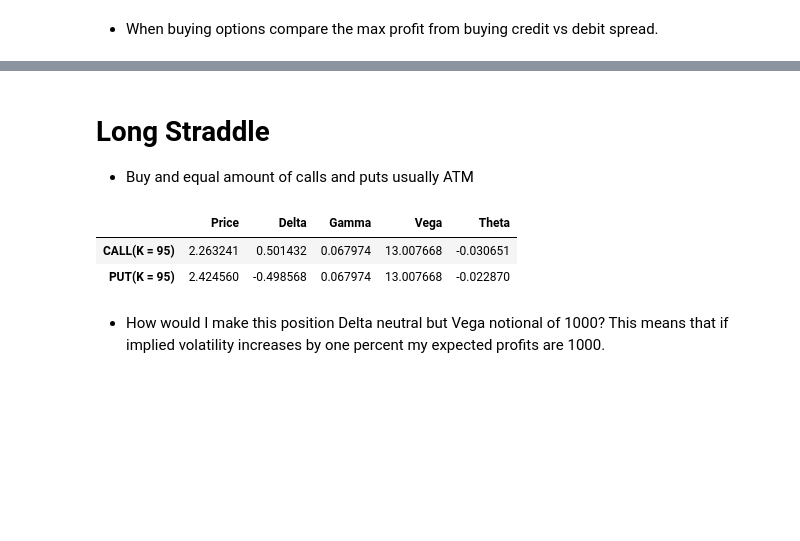
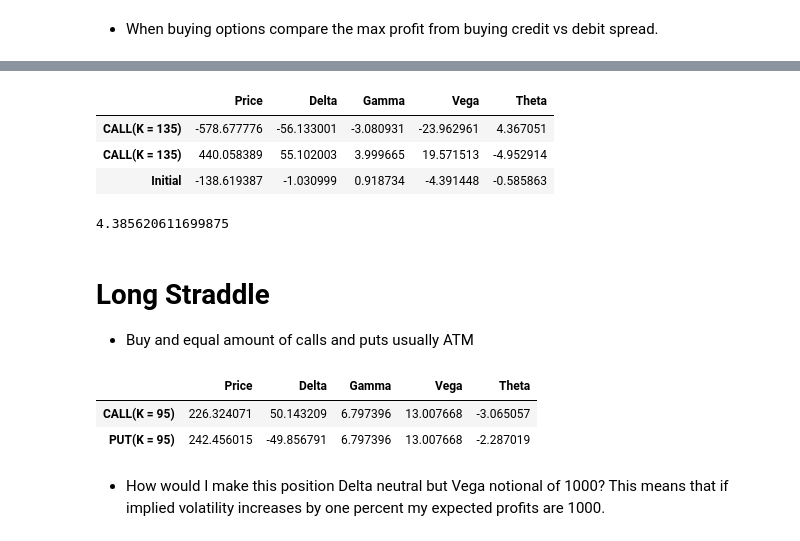
Before and after one commit to dcstein22/Option_Theory, a Jupyter notebook: lesson1_keegan.ipynb, the cells around one changed output, grey strips where cells are left out. Saved outputs shown, nothing was run; the diff lists cells and outputs as text; code cells hidden in the pictures; blank space fills up the shorter version.

```diff
--- a/lesson1_keegan.ipynb
+++ b/lesson1_keegan.ipynb
@@ -173,7 +173,7 @@ class Option_Pricer:
 
     def vega(self):
 
-        return self.S0*np.sqrt(self.T)*stats.norm.pdf(self.d1())
+        return self.S0*np.sqrt(self.T)*stats.norm.pdf(self.d1())*1e-2
     def theta(self):
         if self.Type == 'CALL':
             return ((-self.S0*stats.norm.pdf(self.d1()) * self.Sigma)/(2*np.sqrt(self.T)) - self.R * self.K*np.exp(-self.R*self.T) * stats.norm.cdf(self.d2()))/365
@@ -454,3 +489,27 @@ VT = pd.Series(c471+c480+p480+p471,name = 'Buy_Short_Spread',index = S)
+# %%
+start_date = '2021-01-01'
+closer_d = '2021-03-15'
+further_d = '2021-04-20'
+T_closer = len(market_days(begin_d=start_date,end_d=closer_d))/365
+T_further = len(market_days(begin_d=start_date,end_d = further_d))/365
+spot = 135
+c_march = Option_Pricer(CALL(S0 = spot, K  = 135, R = .05, Sigma= 0.20, T=T_closer))
+c_april = Option_Pricer(CALL(S0 = spot, K = 135, R = .05, Sigma = .2105, T= T_further))
+port= pd.concat([-c_april.return_values(),c_march.return_values()],axis = 0)*100
+port.loc['Initial',:] = port.sum(axis = 0).values
+port
+# %% [output]
+|  | Price | Delta | Gamma | Vega | Theta |
+| CALL(K = 135) | -578.677776 | -56.133001 | -3.080931 | -23.962961 | 4.367051 |
+| CALL(K = 135) | 440.058389 | 55.102003 | 3.999665 | 19.571513 | -4.952914 |
+| Initial | -138.619387 | -1.030999 | 0.918734 | -4.391448 | -0.585863 |
+# %%
+time_frame = market_days(begin_d=start_date,end_d=closer_d)
+simulated_values = 135*np.exp((.05 - .5*(.2**2))*T_closer + .2*np.sqrt(T_closer)*np.random.standard_normal(size= 100))
+march_contract = np.maximum(simulated_values-135,0)
+march_contract.mean()
+# %% [output]
+4.385620611699875
 # %% [markdown]
 # Long Straddle
 
@@ -458,18 +517,18 @@ VT = pd.Series(c471+c480+p480+p471,name = 'Buy_Short_Spread',index = S)
 # %%
 spot = 94.5
 K_s = 95
 T = 30/252
 r = 0.03
 sigma_straddle = 0.18
 cstr = Option_Pricer(CALL(S0 = spot, K =K_s,R = r, T = T,Sigma= sigma_straddle))
 pustr = Option_Pricer(PUT(S0=spot, K = K_s, R = r, Sigma = sigma_straddle,T= T))
-P = pd.concat([cstr.return_values(),pustr.return_values()],axis = 0)
+P = pd.concat([cstr.return_values(),pustr.return_values()],axis = 0)*100
 #P.loc['Net_Position',:] = P.sum()
 P
 # %% [output]
 |  | Price | Delta | Gamma | Vega | Theta |
-| CALL(K = 95) | 2.263241 | 0.501432 | 0.067974 | 13.007668 | -0.030651 |
-| PUT(K = 95) | 2.424560 | -0.498568 | 0.067974 | 13.007668 | -0.022870 |
+| CALL(K = 95) | 226.324071 | 50.143209 | 6.797396 | 13.007668 | -3.065057 |
+| PUT(K = 95) | 242.456015 | -49.856791 | 6.797396 | 13.007668 | -2.287019 |
 # %% [markdown]
 - How would I make this position Delta neutral but Vega notional of 1000? This means that if implied volatility increases by one percent my expected profits are 1000.
 # %%
```
Also changed, not shown: parts of 22 cells of this notebook, 5 other files.
